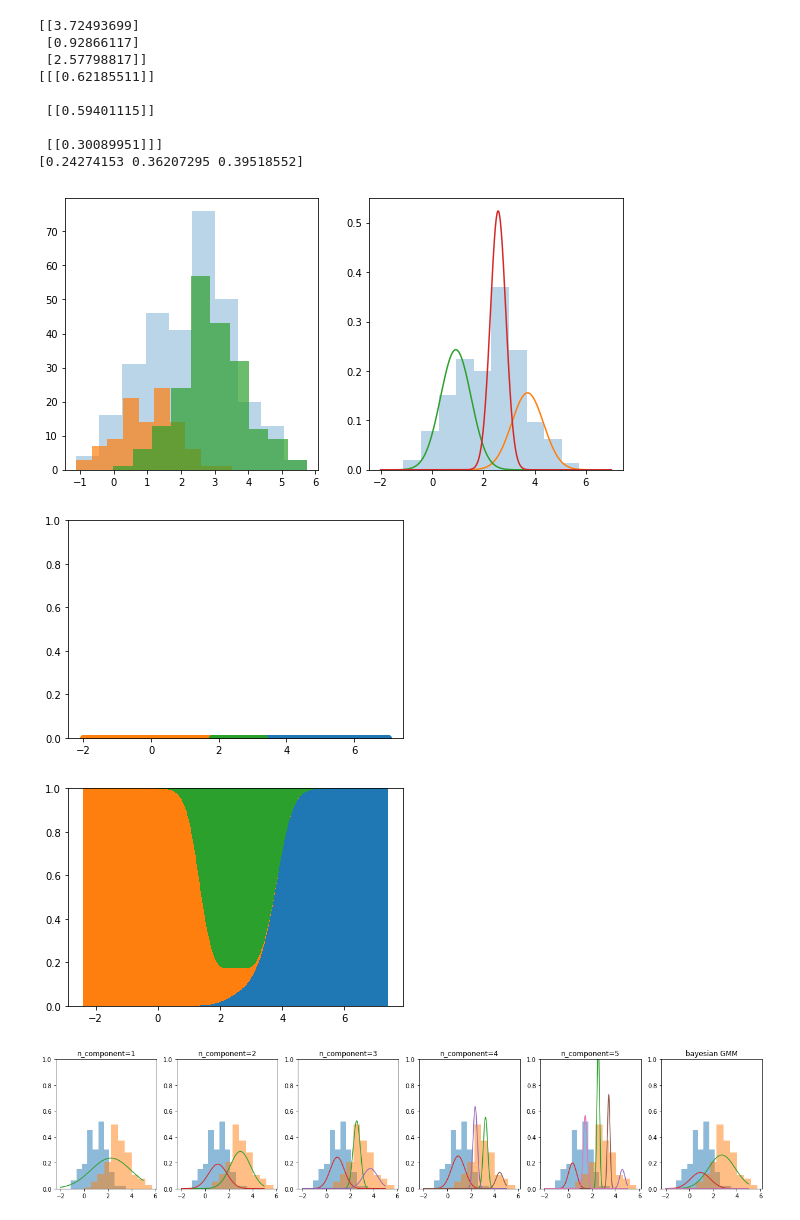
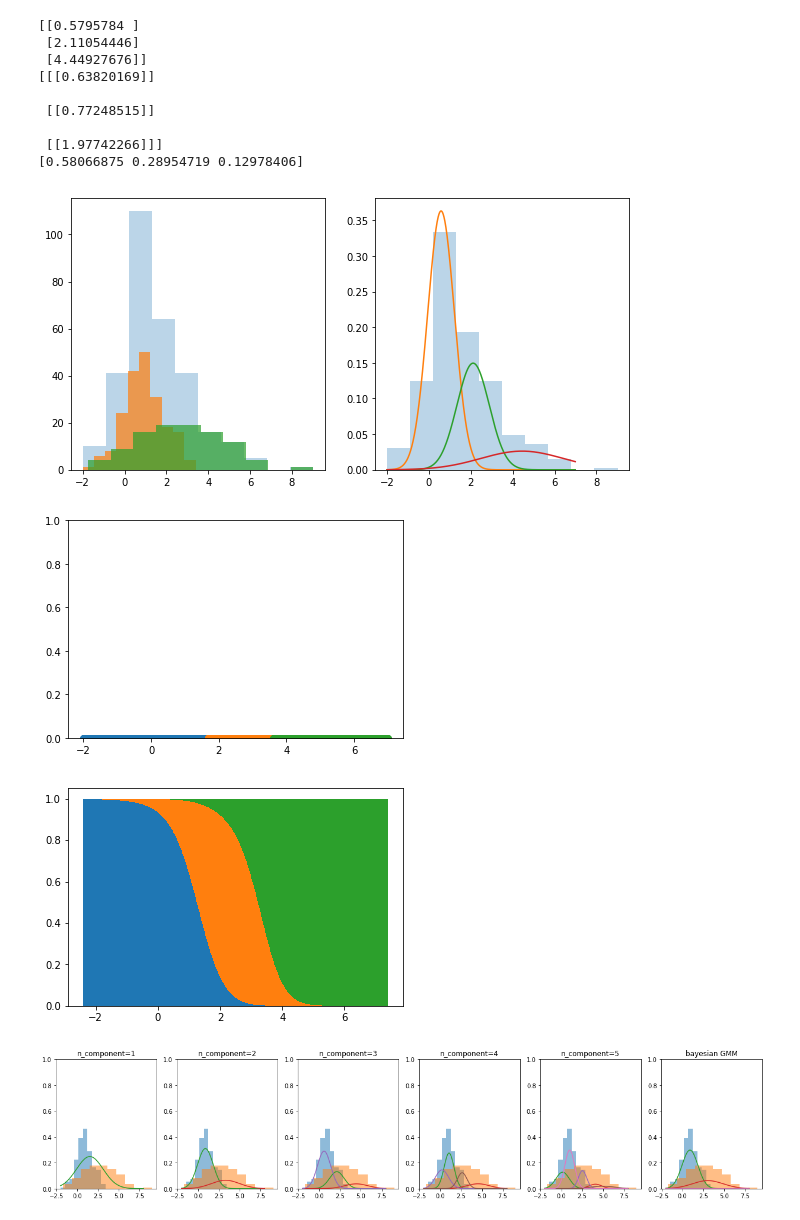
Before and after one commit to tsato-code/python_script, a Jupyter notebook: machinelearning/test_gmm1.ipynb, the cells around one changed output. Drawn from its saved outputs; the diff is of its cells as text; code cells hidden in the pictures.

```diff
--- a/machinelearning/test_gmm1.ipynb
+++ b/machinelearning/test_gmm1.ipynb
@@ -5,8 +5,8 @@ import numpy as np
 from scipy.stats import norm
 # %%
 # ふた山の正規分布を重ねて混合分布を作成
-a = np.random.normal(1, 1, 100)
-b = np.random.normal(3, 1, 200)
+a = np.random.normal(1, 1, 200)
+b = np.random.normal(3, 2, 100)
 X = np.r_[a, b]
 # %%
 # ヒストグラムで可視化
@@ -31,15 +31,15 @@ print(gmm.means_)
 print(gmm.covariances_)
 print(gmm.weights_)
 # %% [output]
-[[3.72493699]
- [0.92866117]
- [2.57798817]]
-[[[0.62185511]]
+[[0.5795784 ]
+ [2.11054446]
+ [4.44927676]]
+[[[0.63820169]]
 
- [[0.59401115]]
+ [[0.77248515]]
 
- [[0.30089951]]]
-[0.24274153 0.36207295 0.39518552]
+ [[1.97742266]]]
+[0.58066875 0.28954719 0.12978406]
 # %%
 # 可視化
 fig = plt.figure(figsize=(10, 5))
@@ -57,7 +57,7 @@ for m, s, w in zip(gmm.means_, gmm.covariances_, gmm.weights_):
     ax2.plot(xx, w*yy)
 plt.show()
 # %% [output]
-[figure, old version]
+[figure, new version]
 # %%
 # 帰属クラスタ
 yy = gmm.predict(xx.reshape(-1, 1))
@@ -70,7 +70,7 @@ for label in range(3):
 plt.ylim(0, 1)
 plt.show()
 # %% [output]
-[figure, old version]
+[figure, new version]
 # %%
 # 帰属度の可視化
 height = gmm.predict_proba(xx.reshape(-1, 1))
@@ -80,42 +80,42 @@ plt.bar(xx, height[:, 1], bottom=height[:,0])
 plt.bar(xx, height[:, 2], bottom=height[:,0]+height[:,1])
 plt.show()
 # %% [output]
-[figure, old version]
+[figure, new version]
 # %%
 # ヒストグラムと推定した正規分布の重ね合わせ
 comps = 5
 axes = []
 fig = plt.figure(figsize=(25, 4))
-xx = np.arange(-2, 5, 0.01)
+xx = np.arange(-2, 8, 0.01)
 
 for i in range(1, comps+1):
     # 混合正規分布の推定
     gmm = GaussianMixture(n_components=i, verbose=0, max_iter=1000)
     gmm.fit(X.reshape(-1, 1))
 
     # プロット
     axes.append(fig.add_subplot(1, comps+2, i))
     axes[i-1].set_title('n_component={}'.format(i))
     axes[i-1].set_ylim([0, 1])
     axes[i-1].hist(a, alpha=.5, normed=True)
     axes[i-1].hist(b, alpha=.5, normed=True)
 
     for m, s, w in zip(gmm.means_, gmm.covariances_, gmm.weights_):
-        yy = norm.pdf(xx, m, s[0])
+        yy = norm.pdf(xx, m, s[0]**0.5)
         axes[i-1].plot(xx, w*yy)
 
 # ベイズ型混合正規分布で適当なクラスター数を自動的に決定
 bgmm = BayesianGaussianMixture(n_components=5, verbose=0, max_iter=1000)
 bgmm.fit(X.reshape(-1, 1))
 
 # プロット
 axes.append(fig.add_subplot(1, comps+2, comps+1))
 axes[-1].set_title('bayesian GMM')
 axes[-1].set_ylim([0, 1])
 axes[-1].hist(a, alpha=.5, normed=True)
 axes[-1].hist(b, alpha=.5, normed=True)
 for m, s, w in zip(bgmm.means_, bgmm.covariances_, bgmm.weights_):
-    yy = norm.pdf(xx, m, s[0])
+    yy = norm.pdf(xx, m, s[0]**0.5)
     axes[-1].plot(xx, w*yy)
 # %% [output]
-[figure, old version]
+[figure, new version]
```
Also changed, not shown: parts of 1 cell of this notebook.
